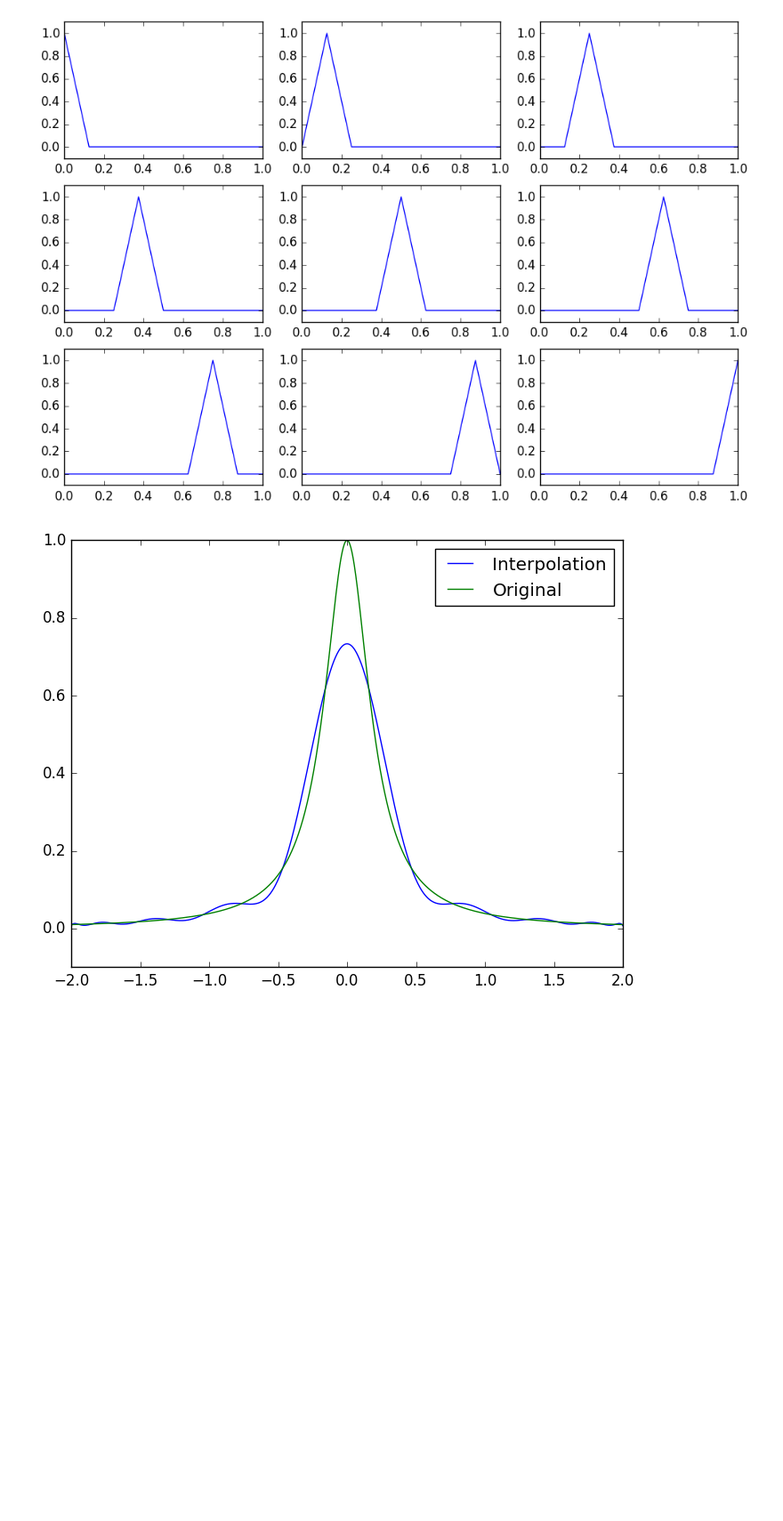
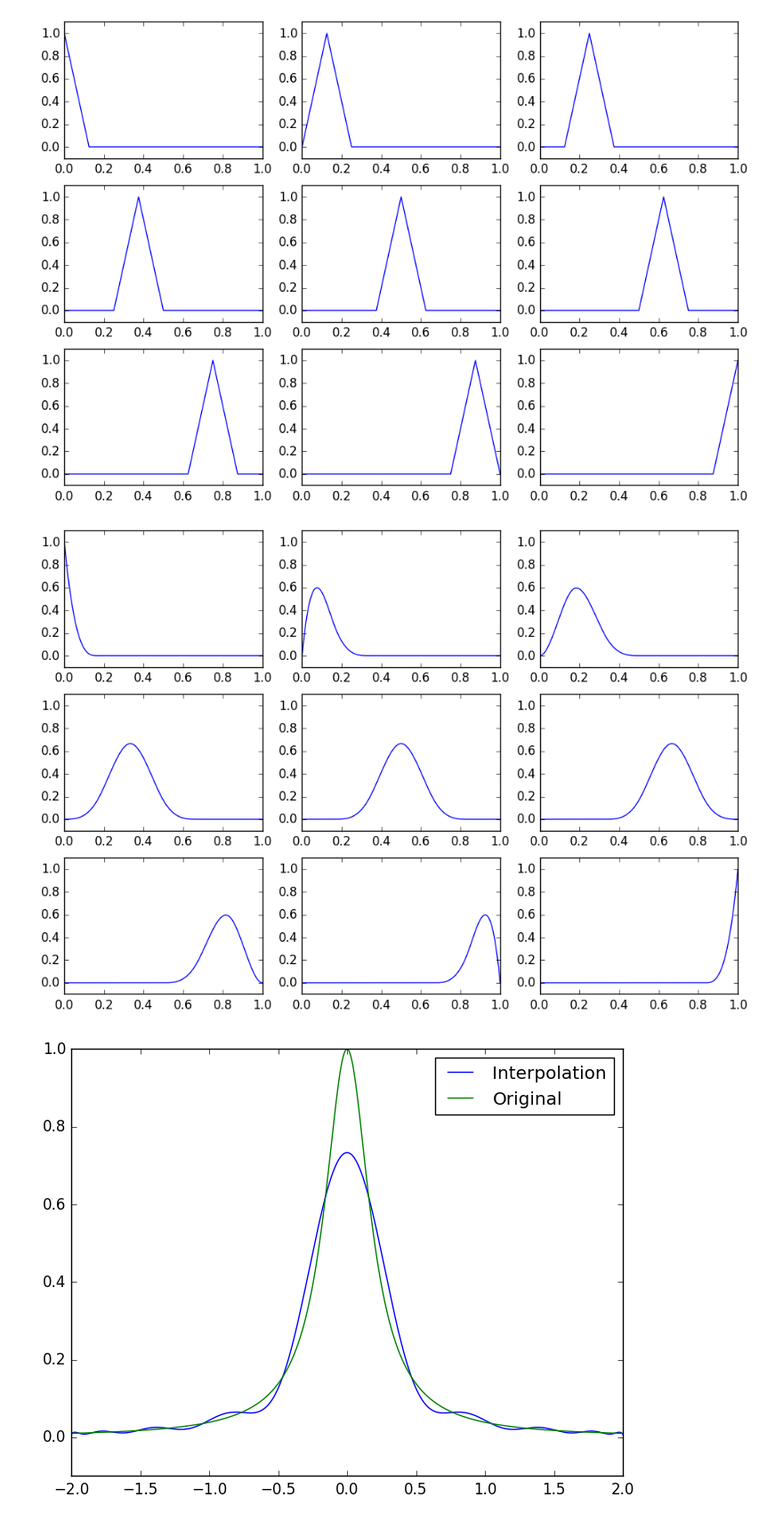
Before and after one commit to M-okb/Function_Approximation, a Jupyter notebook: notebook.ipynb, the cells around one changed output. Shown at 89% size. Drawn from its saved outputs; the diff is of its cells as text; code cells hidden in the pictures; blank space fills up the shorter version.

```diff
--- a/notebook.ipynb
+++ b/notebook.ipynb
@@ -102,4 +102,24 @@ for i in 1:num_rows
 end
 # %% [output]
 [figure]
+# %%
+#Figure 6.6(using BasisMatrices' object)
+grid = linspace(0, 1, 7)
+basis = Basis(SplineParams(grid, 0, 3))
+S = nodes(basis)
+plot_n = 0
+fig, axes = subplots(num_rows, num_cols,figsize=(12, 8))
+for i in 1:num_rows
+    for j in 1:num_cols
+        plot_n += 1
+        ax = axes[i, j]
+        c = zeros(n)
+        c[plot_n] = 1
+        y = funeval(c, basis, collect(x))
+        ax[:plot](x,y)
+        ax[:set_ylim]([-0.1, 1.1])
+    end
+end
+# %% [output]
+[figure, added]
 # %%
```
Also changed, not shown: parts of 5 cells of this notebook.
